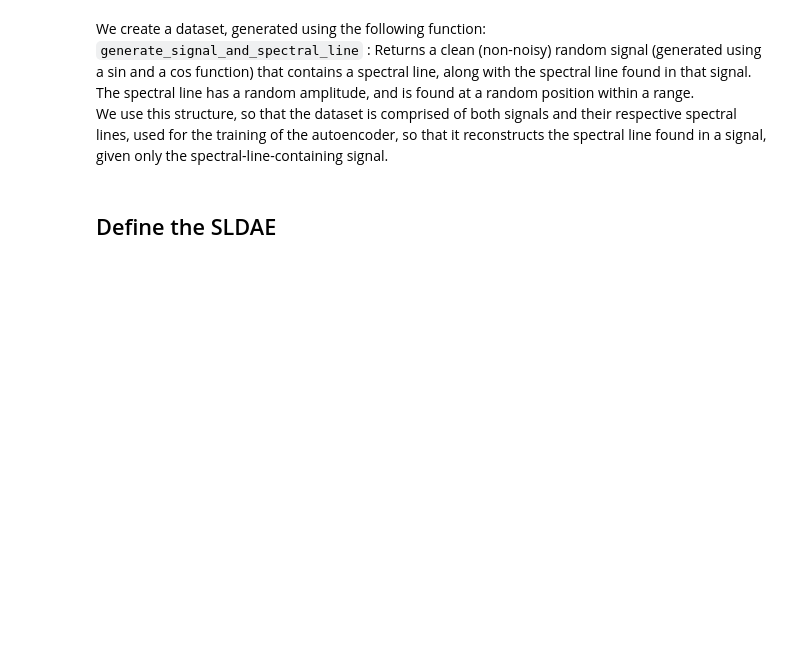
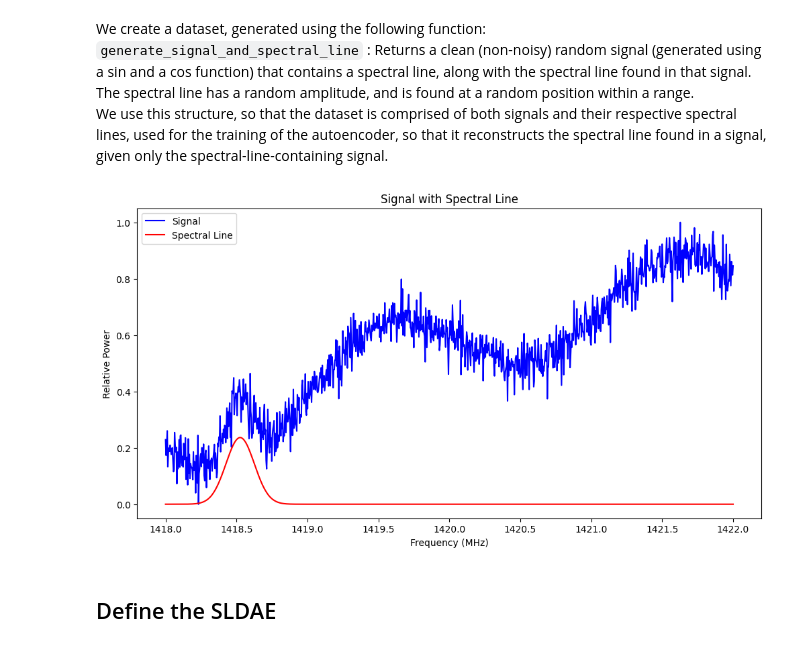
Before and after one commit to Astro-Beam/ASTRO, a Jupyter notebook: Neural Networks/Denoising_Autoencoder.ipynb, the cells around one changed output. Drawn from its saved outputs; the diff is of its cells as text; code cells hidden in the pictures; blank space fills up the shorter version.

```diff
--- a/Neural Networks/Denoising_Autoencoder.ipynb
+++ b/Neural Networks/Denoising_Autoencoder.ipynb
@@ -448,43 +448,58 @@ def generate_signal_and_spectral_line(n_samples):
               np.random.uniform(0.05, 0.5) * np.sin(2 * np.pi * np.random.uniform(0.05, 0.5) * freq_range))
 
     # Generate the spectral line component
-    spectral_line = np.random.uniform(0.7, 1.2) * np.exp(-0.5 * ((freq_range - np.random.uniform(1419.9, 1420.1)) / 0.1)**2)
+    spectral_line = np.random.uniform(0.7, 1.2) * np.exp(-0.5 * ((freq_range - np.random.uniform(1418.5, 1421.5)) / 0.1)**2)
     signal = signal + spectral_line
 
     # Add random Gaussian noise
     signal += np.random.normal(0, np.random.uniform(0.1, 0.3), len(signal))
 
     # Normalize the signals
-    signal += np.abs(np.min(signal))
-    signal /= np.max(np.abs(signal))
+    signal_min = np.abs(np.min(signal))
+    signal += signal_min
 
-    spectral_line += np.abs(np.min(spectral_line))
-    spectral_line /= np.max(np.abs(spectral_line))
+    signal_max = np.max(np.abs(signal))
+    signal /= signal_max
+
+    spectral_line /= signal_max
 
     return signal, spectral_line
 
 # Custom Dataset for the autoencoder
 class SpectralLineDataset(DataLoader):
     def __init__(self, n_samples, dataset_size):
         self.n_samples = n_samples
         self.dataset_size = dataset_size
         self.data = [generate_signal_and_spectral_line(n_samples) for _ in range(dataset_size)]
 
     def __len__(self):
         return self.dataset_size
 
     def __getitem__(self, idx):
         signal, spectral_line = self.data[idx]
         return torch.tensor(signal, dtype=torch.float32), torch.tensor(spectral_line, dtype=torch.float32)
 
 # Parameters
 n_samples = 1000
 dataset_size = 5000
 batch_size = 64
 
 # Create the dataset and dataloader
 dataset = SpectralLineDataset(n_samples, dataset_size)
 dataloader = DataLoader(dataset, batch_size=batch_size, shuffle=True)
+
+# Plot a sample signal, along with its spectral line, using the function we created
+signal, spectral_line = generate_signal_and_spectral_line(n_samples)
+plt.figure(figsize=(12, 6))
+plt.plot(freq_range, signal, label='Signal', color='blue')
+plt.plot(freq_range, spectral_line, label='Spectral Line', color='red')
+plt.title('Signal with Spectral Line')
+plt.xlabel('Frequency (MHz)')
+plt.ylabel('Relative Power')
+plt.legend()
+plt.show()
+# %% [output]
+[figure, added]
 # %% [markdown]
 ## Define the SLDAE
 # %%
```
Also changed, not shown: parts of 8 cells of this notebook.
